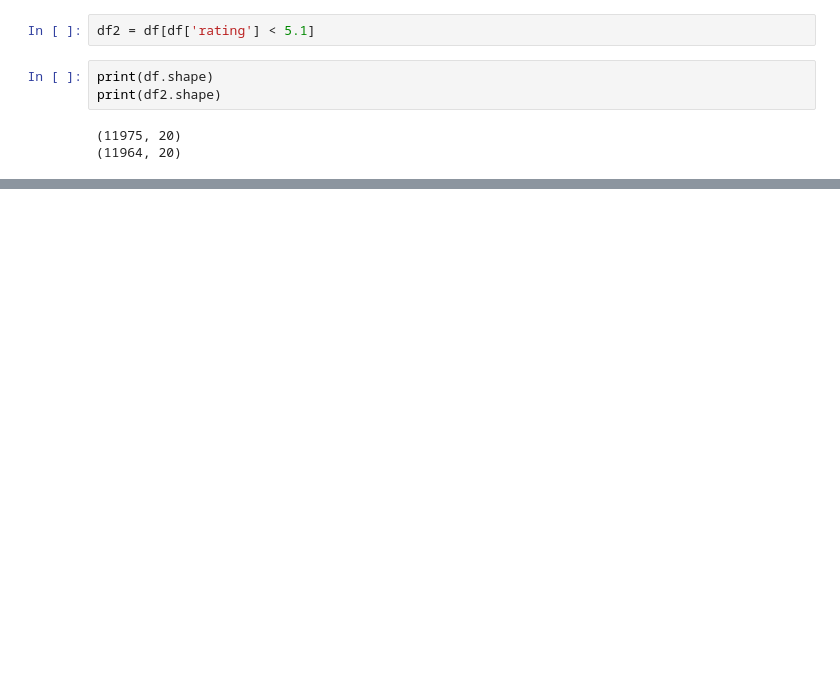
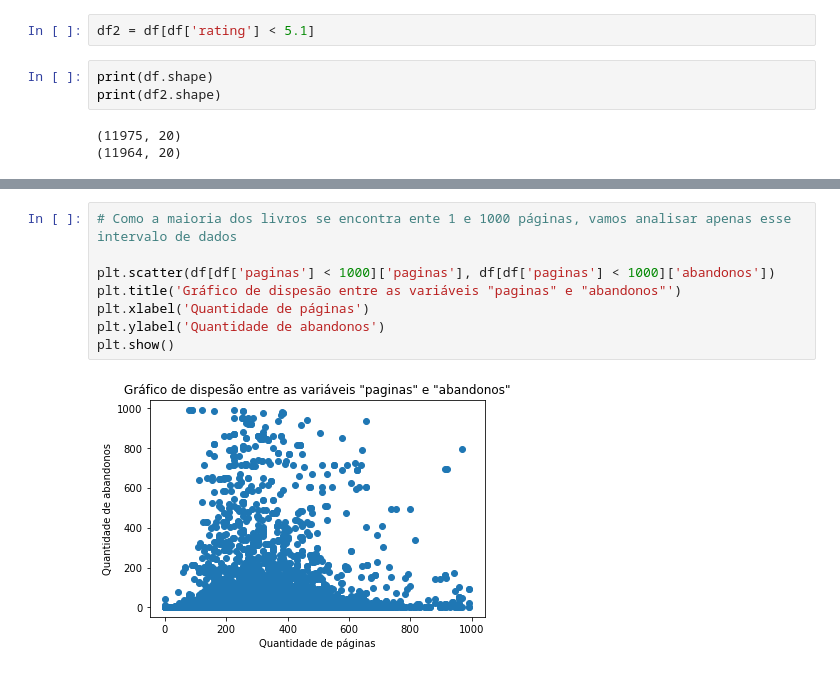
Before and after one commit to limasigor2/livros-Skoob, a Jupyter notebook: Analise.ipynb, the cells around one changed output, grey strips where cells are left out. Cells and saved outputs as stored; diff of their text form; blank space fills up the shorter version.

```diff
--- a/Analise.ipynb
+++ b/Analise.ipynb
@@ -142,0 +468,10 @@ plt.show()
+# %%
+# Como a maioria dos livros se encontra ente 1 e 1000 páginas, vamos analisar apenas esse intervalo de dados
+
+plt.scatter(df[df['paginas'] < 1000]['paginas'], df[df['paginas'] < 1000]['abandonos'])
+plt.title('Gráfico de dispesão entre as variáveis "paginas" e "abandonos"')
+plt.xlabel('Quantidade de páginas')
+plt.ylabel('Quantidade de abandonos')
+plt.show()
+# %% [output]
+[figure, added]
```
Also changed, not shown: parts of 52 cells of this notebook, 7 other files.
